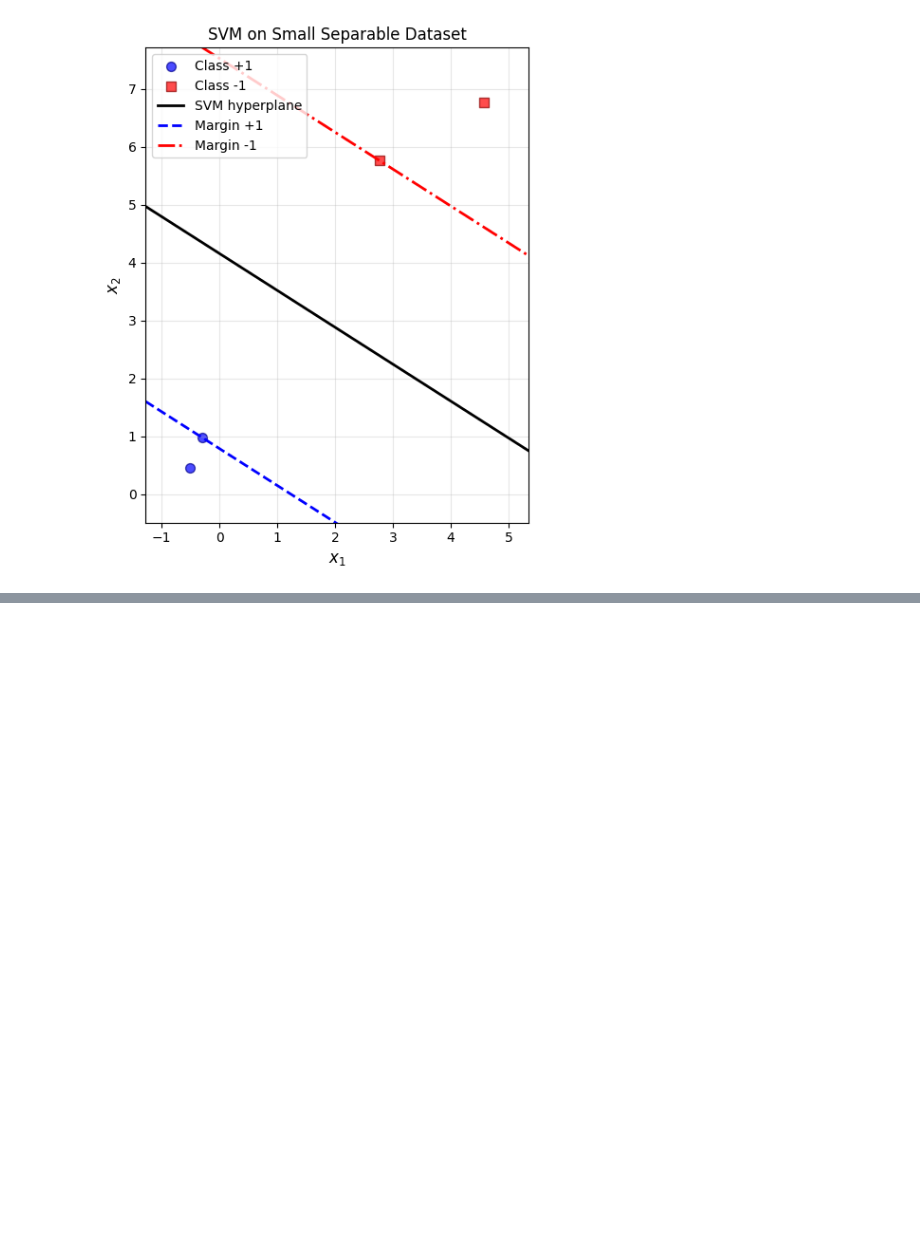
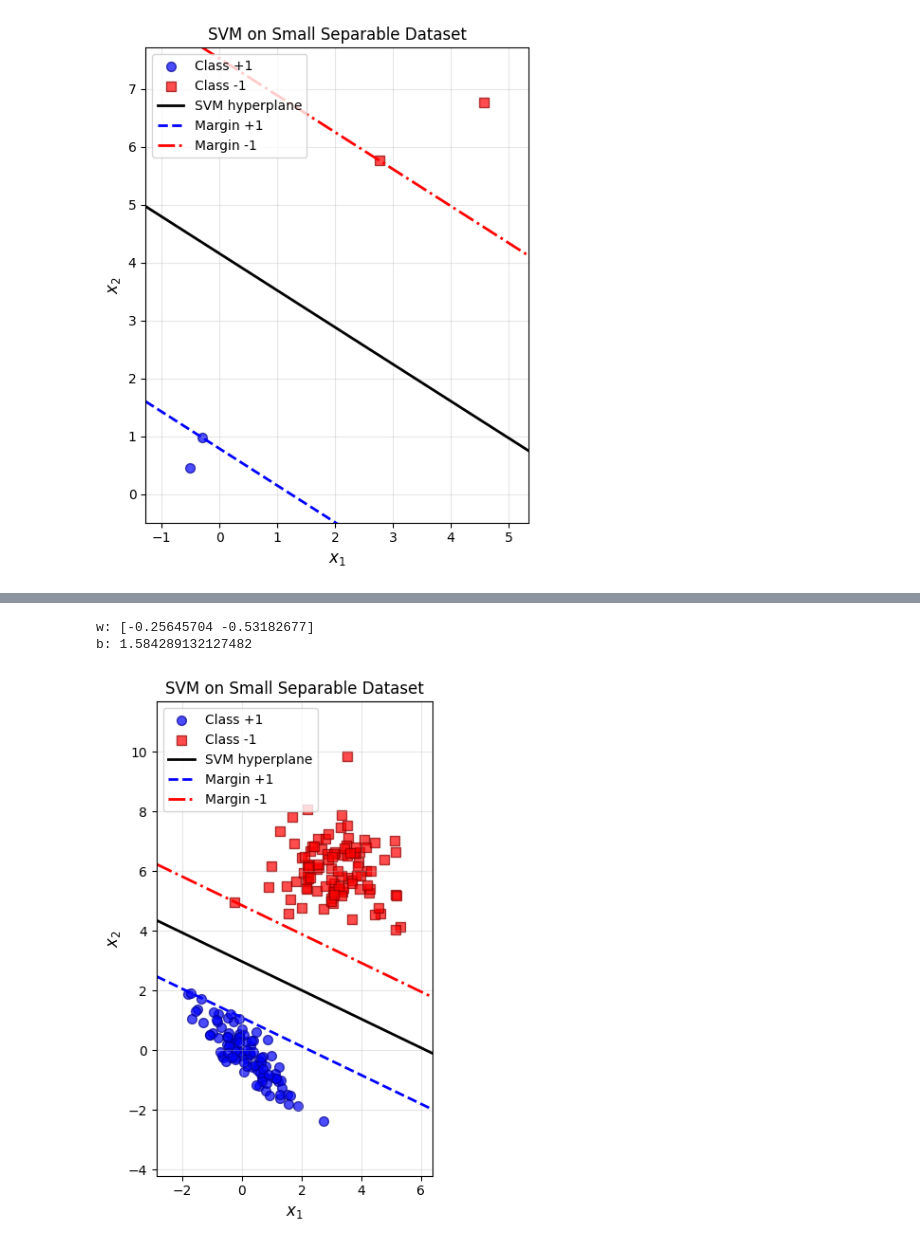
Before and after one commit to jcalataiut/Practiques_Optimization, a Jupyter notebook: prac5/prac5.ipynb, the cells around one changed output, grey strips where cells are left out. Cells and saved outputs as stored; diff of their text form; code cells hidden in the pictures; blank space fills up the shorter version.

```diff
--- a/prac5/prac5.ipynb
+++ b/prac5/prac5.ipynb
@@ -258,0 +480,13 @@ b: 1.233280404617954
+# %%
+# Experiment 2. Separable dataset with 100 samples per class
+X_small, y_small = create_dataset(m1, s1, m2_separable, s2_separable, n_samples=100, seed=42)
+w, b, _ = SVM_hyperplane(X_small, y_small, K=1.0)
+print("w:", w)
+print("b:", b)
+plot_svm_with_margin(X_small, y_small, w, b, title="SVM on Small Separable Dataset")
+plt.tight_layout()
+plt.show()
+# %% [output]
+w: [-0.25645704 -0.53182677]
+b: 1.584289132127482
+[figure, added]
```
Also changed, not shown: parts of 19 cells of this notebook, 7 other files.
